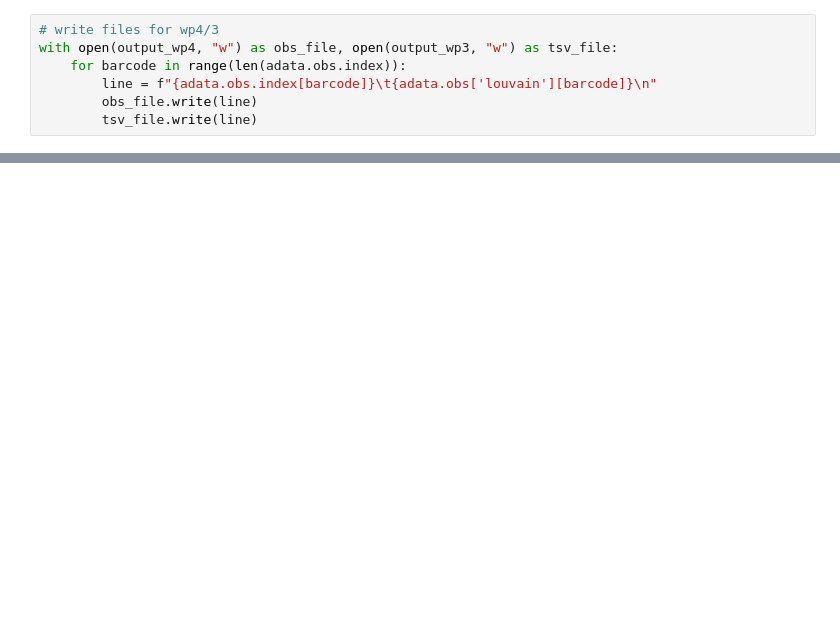
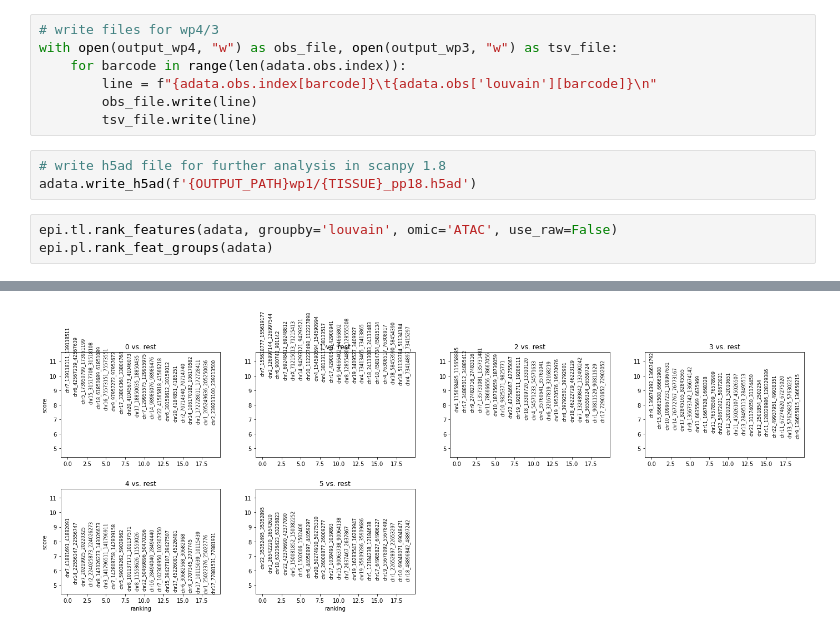
Before and after one commit to loosolab/Datenanalyse-2021, a Jupyter notebook: wp1/preprocessing/preprocessing1.8.ipynb, the cells around one changed output, grey strips where cells are left out. Cells and saved outputs as stored; diff of their text form; blank space fills up the shorter version.

Commit message:
write beds cessary notebooks

```diff
--- a/wp1/preprocessing/preprocessing1.8.ipynb
+++ b/wp1/preprocessing/preprocessing1.8.ipynb
@@ -45,3 +47,10 @@ with open(output_wp4, "w") as obs_file, open(output_wp3, "w") as tsv_file:
         line = f"{adata.obs.index[barcode]}\t{adata.obs['louvain'][barcode]}\n"
         obs_file.write(line)
         tsv_file.write(line)
+# %%
+# write h5ad file for further analysis in scanpy 1.8
+adata.write_h5ad(f'{OUTPUT_PATH}wp1/{TISSUE}_pp18.h5ad')
+# %%
+epi.tl.rank_features(adata, groupby='louvain', omic='ATAC', use_raw=False)
+epi.pl.rank_feat_groups(adata)
+# %% [output]
@@ -47,0 +59 @@ with open(output_wp4, "w") as obs_file, open(output_wp3, "w") as tsv_file:
+[figure, added]
```
Also changed, not shown: parts of 9 cells of this notebook, 1 other file.
